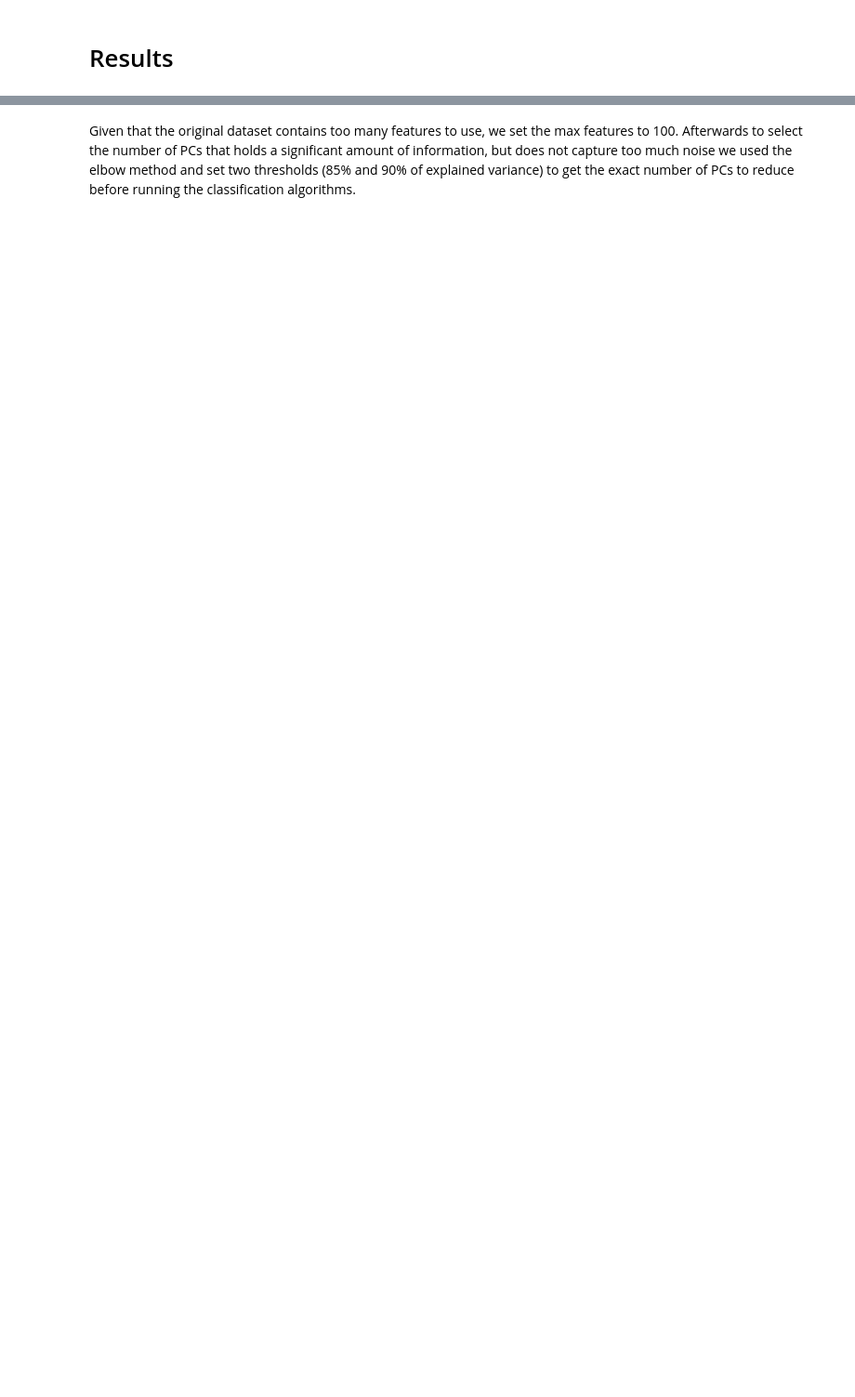
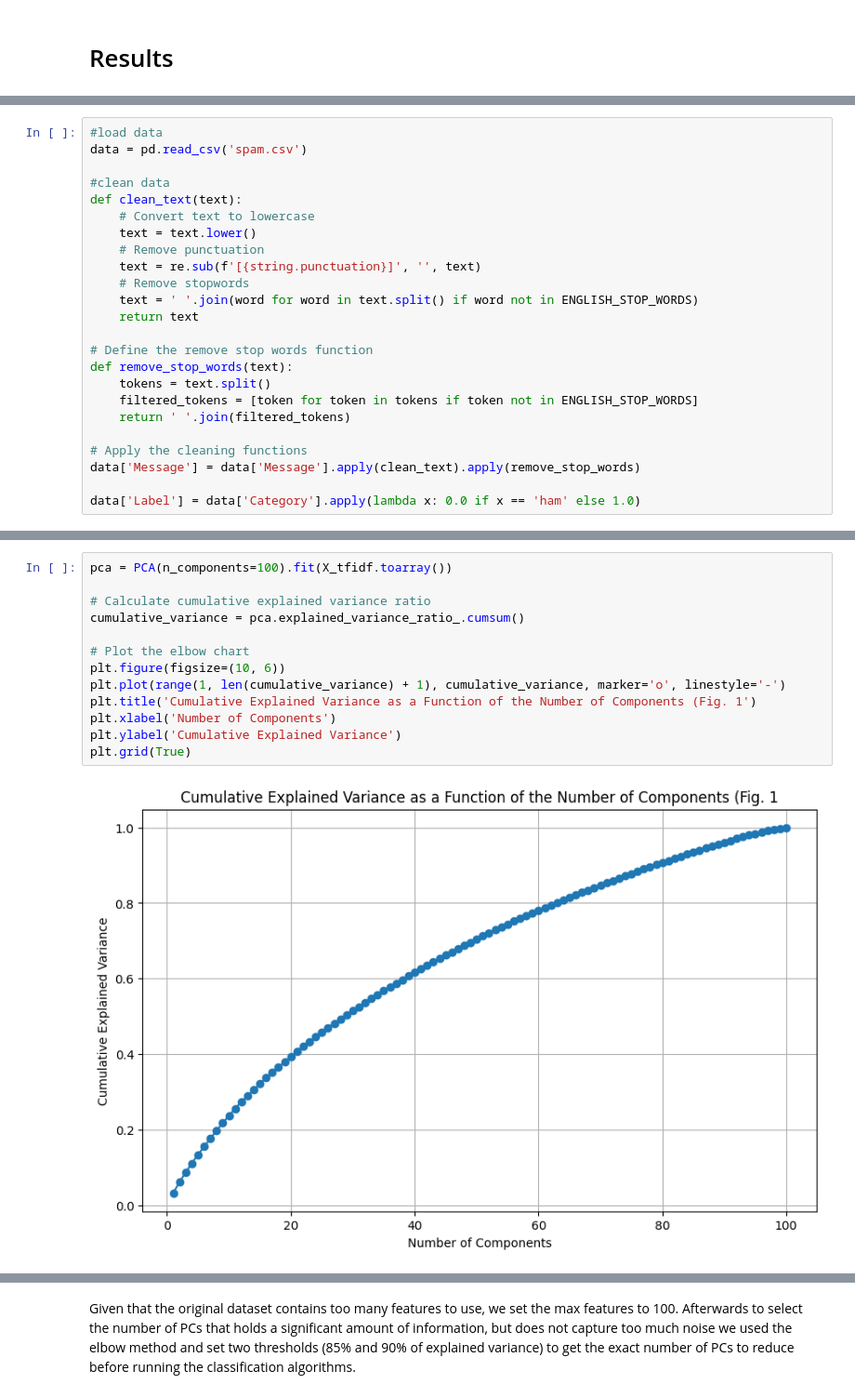
Before and after one commit to bonzonwin/UnsupervisedML_FinalProj, a Jupyter notebook: FinalProject_groupXXX.ipynb, the cells around one changed output, grey strips where cells are left out. Shown: that part at 93% size. Drawn from its saved outputs; the diff is of its cells as text; blank space fills up the shorter version.

Commit message:
Added text
Added descriptions between code blocks

```diff
--- a/FinalProject_groupXXX.ipynb
+++ b/FinalProject_groupXXX.ipynb
@@ -93,0 +97,24 @@ from sklearn.decomposition import PCA
+# %%
+#load data
+data = pd.read_csv('spam.csv')
+
+#clean data
+def clean_text(text):
+    # Convert text to lowercase
+    text = text.lower()
+    # Remove punctuation
+    text = re.sub(f'[{string.punctuation}]', '', text)
+    # Remove stopwords
+    text = ' '.join(word for word in text.split() if word not in ENGLISH_STOP_WORDS)
+    return text
+
+# Define the remove stop words function
+def remove_stop_words(text):
+    tokens = text.split()
+    filtered_tokens = [token for token in tokens if token not in ENGLISH_STOP_WORDS]
+    return ' '.join(filtered_tokens)
+
+# Apply the cleaning functions
+data['Message'] = data['Message'].apply(clean_text).apply(remove_stop_words)
+
+data['Label'] = data['Category'].apply(lambda x: 0.0 if x == 'ham' else 1.0)
@@ -93,0 +160,15 @@ from sklearn.decomposition import PCA
+# %%
+pca = PCA(n_components=100).fit(X_tfidf.toarray())
+
+# Calculate cumulative explained variance ratio
+cumulative_variance = pca.explained_variance_ratio_.cumsum()
+
+# Plot the elbow chart
+plt.figure(figsize=(10, 6))
+plt.plot(range(1, len(cumulative_variance) + 1), cumulative_variance, marker='o', linestyle='-')
+plt.title('Cumulative Explained Variance as a Function of the Number of Components (Fig. 1')
+plt.xlabel('Number of Components')
+plt.ylabel('Cumulative Explained Variance')
+plt.grid(True)
+# %% [output]
+[figure, added]
```
Also changed, not shown: parts of 22 cells of this notebook.
